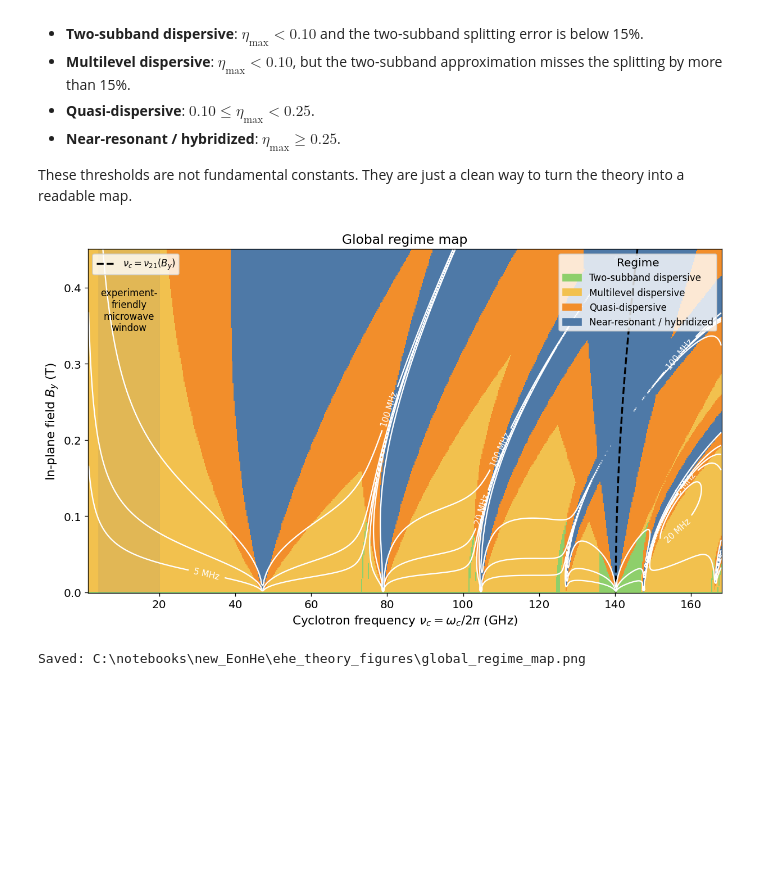
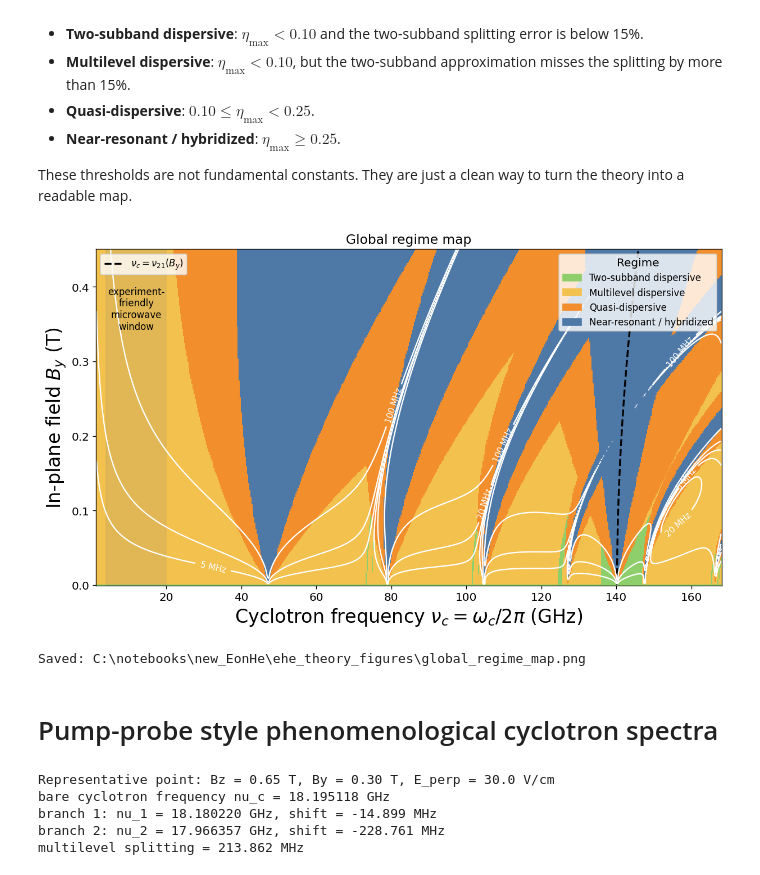
Before and after one commit to Kirill-Shulga/eonHe, a Jupyter notebook: ehe_multilevel_dispersive_theory_v2.ipynb, the cells around one changed output. Saved outputs shown, nothing was run; the diff lists cells and outputs as text; code cells hidden in the pictures; blank space fills up the shorter version.

```diff
--- a/ehe_multilevel_dispersive_theory_v2.ipynb
+++ b/ehe_multilevel_dispersive_theory_v2.ipynb
@@ -603,34 +603,64 @@ ax.plot(w21_global, By_global, "k--", lw=2.0, label=r"$\nu_c=\nu_{21}(B_y)$")
 
 # Splitting contours
 cont = ax.contour(nu_global, By_global, split_global, levels=[5, 20, 100], colors="white", linewidths=1.4)
 ax.clabel(cont, fmt=lambda x: f"{int(x)} MHz", fontsize=9, inline=True)
 
-ax.set_xlabel(r"Cyclotron frequency $\nu_c=\omega_c/2\pi$ (GHz)")
-ax.set_ylabel(r"In-plane field $B_y$ (T)")
+ax.set_xlabel(r"Cyclotron frequency $\nu_c=\omega_c/2\pi$ (GHz)", fontsize=20)
+ax.set_ylabel(r"In-plane field $B_y$ (T)", fontsize=20)
 ax.set_title("Global regime map")
 
 patches = [
     Patch(color="#8ecf6b", label="Two-subband dispersive"),
     Patch(color="#f2c14e", label="Multilevel dispersive"),
     Patch(color="#f28e2b", label="Quasi-dispersive"),
     Patch(color="#4e79a7", label="Near-resonant / hybridized"),
 ]
 leg1 = ax.legend(handles=patches, title="Regime", loc="upper right", frameon=True)
 ax.add_artist(leg1)
 ax.legend(loc="upper left", frameon=True)
 
 ax.text(12, 0.37, "experiment-\nfriendly\nmicrowave\nwindow", ha="center", va="center", fontsize=10)
 #ax.text(31.5, 0.36, "multilevel\ndispersive", ha="center", va="center", fontsize=11)
 #ax.text(66, 0.26, "quasi-\ndispersive", ha="center", va="center", fontsize=11, rotation=24)
 #ax.text(138, 0.17, "hybridized", ha="center", va="center", fontsize=11, rotation=90)
 
 plt.tight_layout()
 
 global_map_path = figure_dir / "global_regime_map.png"
 plt.savefig(global_map_path, dpi=180, bbox_inches="tight")
 plt.show()
 
 print(f"Saved: {global_map_path}")
 # %% [output]
-[figure, old version]
+[figure, new version]
 Saved: C:\notebooks\new_EonHe\ehe_theory_figures\global_regime_map.png
+# %% [markdown]
+# Pump-probe style phenomenological cyclotron spectra
+# %%
+# Representative point used in the paper
+Bz_spec = 0.65   # T
+By_spec = 0.30   # T
+
+sol_spec = solve_vertical(By_spec, cfg)
+E_spec = sol_spec["energies_J"]
+Z_spec = sol_spec["zmat_m"]
+
+omega_c_spec = cyclotron_frequency(Bz_spec)
+domega_1 = multilevel_shift(E_spec, Z_spec, Bz_spec, By_spec, m_index=0, n_use=cfg.n_states)
+domega_2 = multilevel_shift(E_spec, Z_spec, Bz_spec, By_spec, m_index=1, n_use=cfg.n_states)
+
+nu_c_spec = frequency_GHz(omega_c_spec)
+nu_1_spec = frequency_GHz(omega_c_spec + domega_1)
+nu_2_spec = frequency_GHz(omega_c_spec + domega_2)
+
+print(f"Representative point: Bz = {Bz_spec:.2f} T, By = {By_spec:.2f} T, E_perp = {cfg.E_perp_V_per_cm:.1f} V/cm")
+print(f"bare cyclotron frequency nu_c = {nu_c_spec:.6f} GHz")
+print(f"branch 1: nu_1 = {nu_1_spec:.6f} GHz, shift = {shift_MHz(domega_1):.3f} MHz")
+print(f"branch 2: nu_2 = {nu_2_spec:.6f} GHz, shift = {shift_MHz(domega_2):.3f} MHz")
+print(f"multilevel splitting = {abs(shift_MHz(domega_2 - domega_1)):.3f} MHz")
+# %% [output]
+Representative point: Bz = 0.65 T, By = 0.30 T, E_perp = 30.0 V/cm
+bare cyclotron frequency nu_c = 18.195118 GHz
+branch 1: nu_1 = 18.180220 GHz, shift = -14.899 MHz
+branch 2: nu_2 = 17.966357 GHz, shift = -228.761 MHz
+multilevel splitting = 213.862 MHz
```
Also changed, not shown: parts of 8 cells of this notebook.
